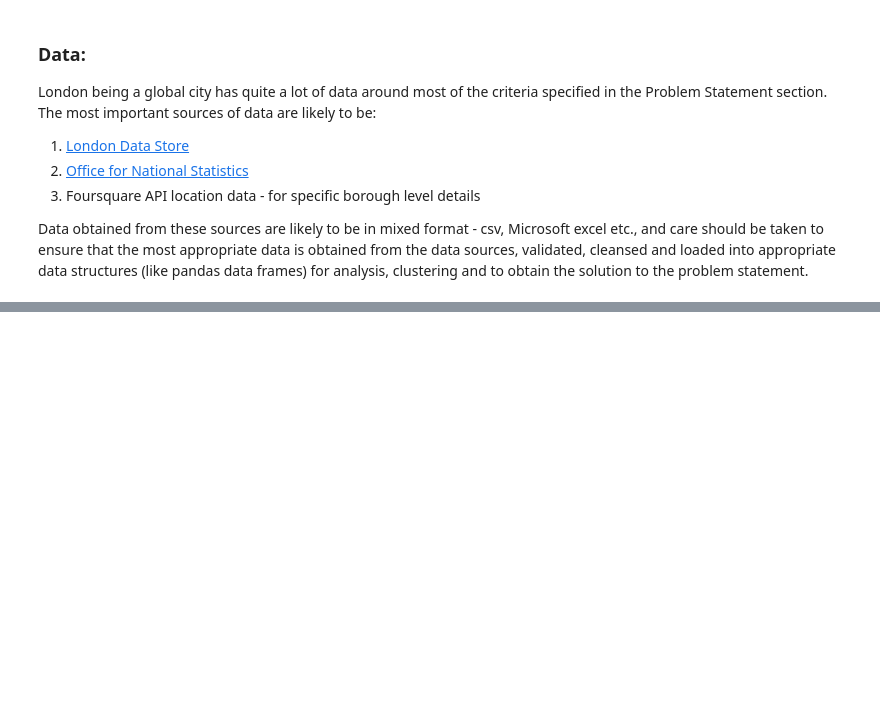
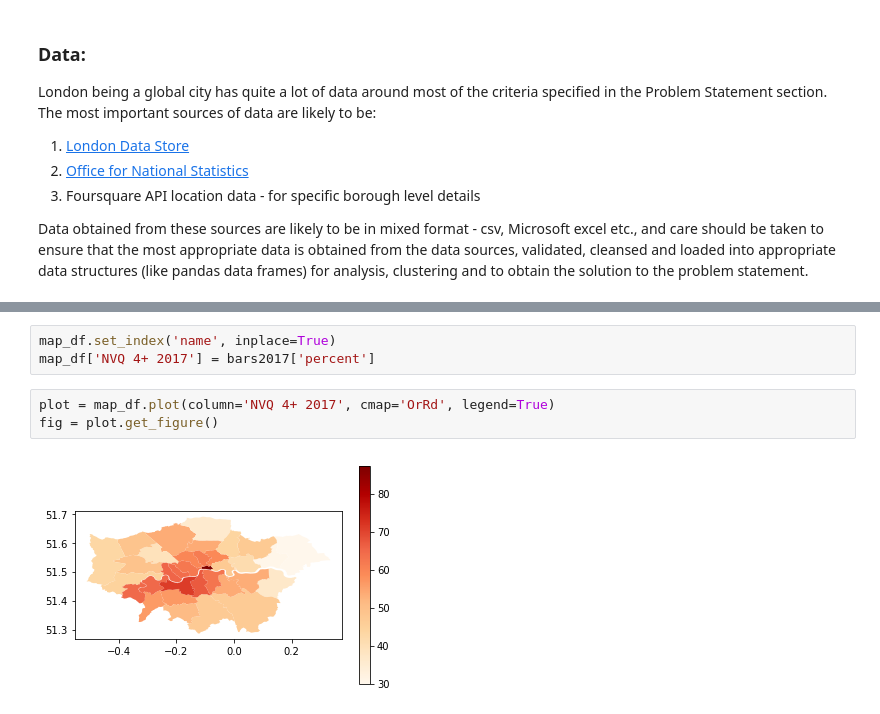
Before and after one commit to praveenshere/Coursera_Capstone, a Jupyter notebook: Coursera Capstone - DS - London relocate.ipynb, the cells around one changed output, grey strips where cells are left out. Cells and saved outputs as stored; diff of their text form; blank space fills up the shorter version.

```diff
--- a/Coursera Capstone - DS - London relocate.ipynb
+++ b/Coursera Capstone - DS - London relocate.ipynb
@@ -34,0 +231,8 @@ Data obtained from these sources are likely to be in mixed format - csv, Microso
+# %%
+map_df.set_index('name', inplace=True)
+map_df['NVQ 4+ 2017'] = bars2017['percent']
+# %%
+plot = map_df.plot(column='NVQ 4+ 2017', cmap='OrRd', legend=True)
+fig = plot.get_figure()
+# %% [output]
+[figure, added]
```
Also changed, not shown: parts of 156 cells of this notebook.
